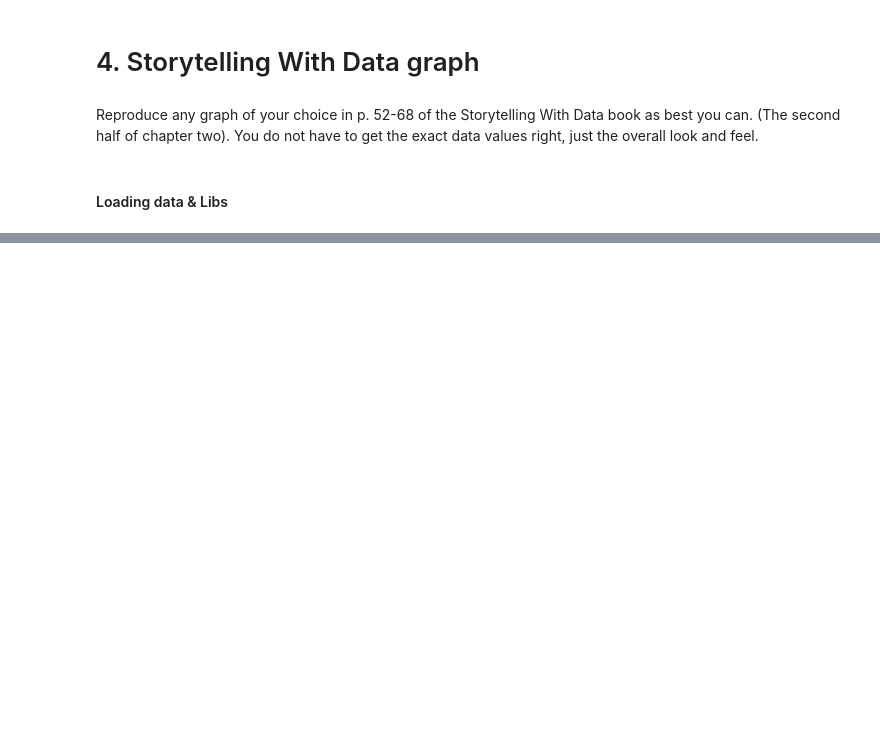
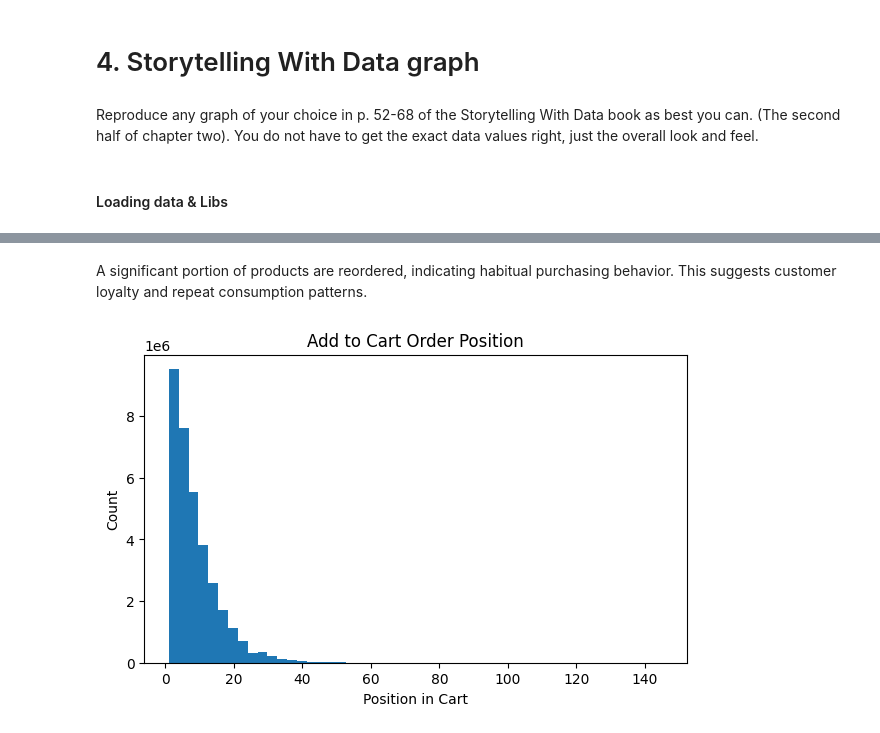
Before and after one commit to carlos00002/DX699_02, a Jupyter notebook: homework/OMDS-ModB2-Week4-Jaime-Carlos.ipynb, the cells around one changed output, grey strips where cells are left out. Saved outputs shown, nothing was run; the diff lists cells and outputs as text; code cells hidden in the pictures; blank space fills up the shorter version.

```diff
--- a/homework/OMDS-ModB2-Week4-Jaime-Carlos.ipynb
+++ b/homework/OMDS-ModB2-Week4-Jaime-Carlos.ipynb
@@ -95,0 +170,11 @@ df = pd.read_parquet(out_path)
+# %% [markdown]
+A significant portion of products are reordered, indicating habitual purchasing behavior. This suggests customer loyalty and repeat consumption patterns.
+# %%
+plt.figure(figsize=(7,4))
+plt.hist(df["add_to_cart_order"], bins=50)
+plt.title("Add to Cart Order Position")
+plt.xlabel("Position in Cart")
+plt.ylabel("Count")
+plt.show()
+# %% [output]
+[figure, added]
```
Also changed, not shown: parts of 18 cells of this notebook.
